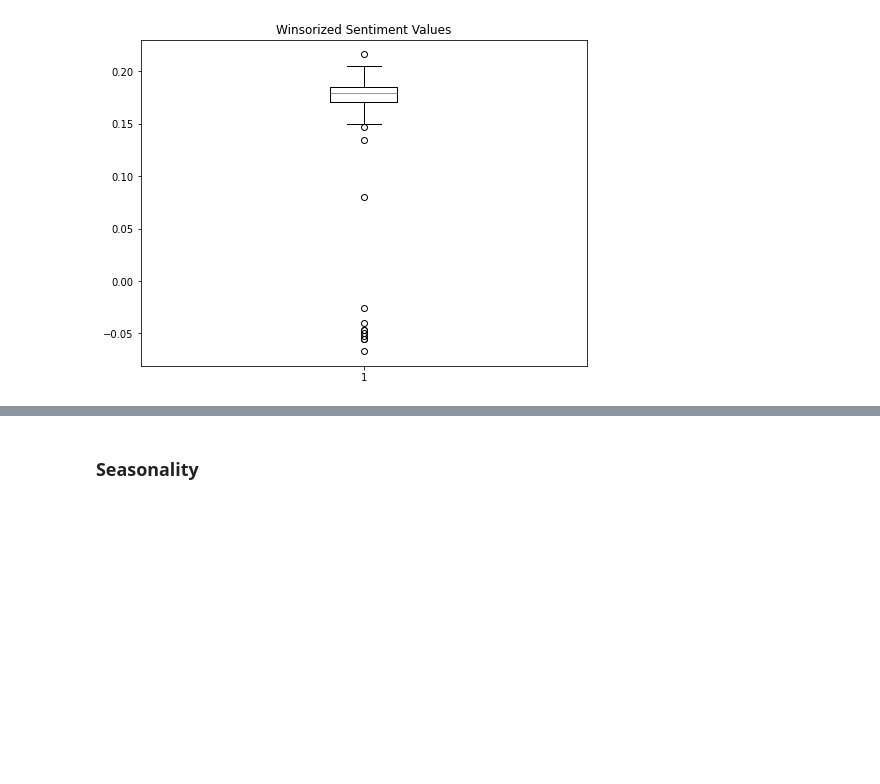
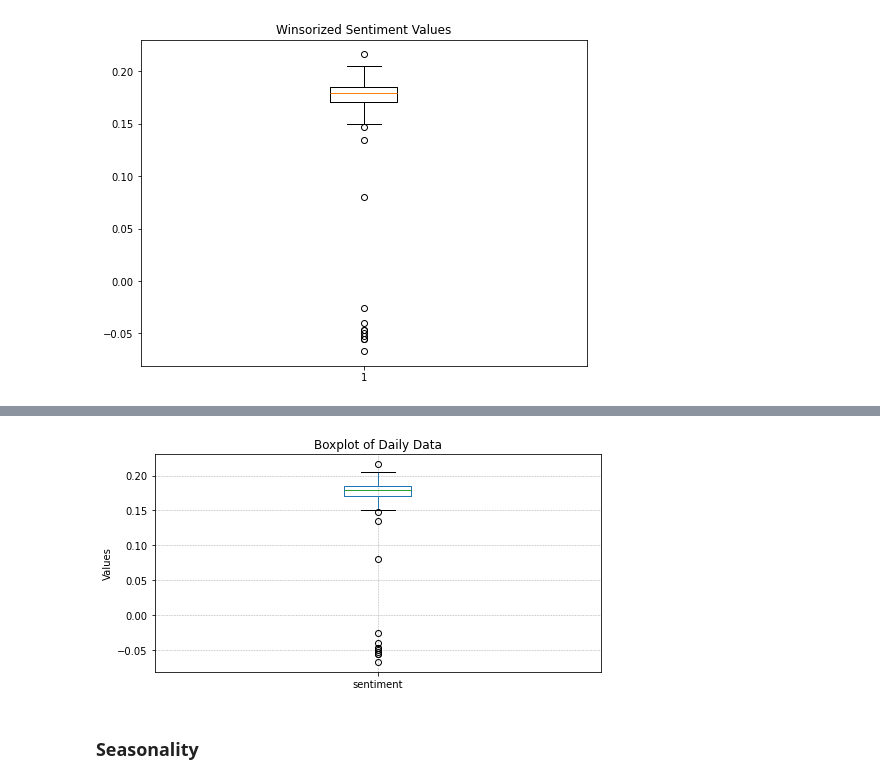
Before and after one commit to CleliaCaetano/CA2_SEM2_ProjectTweets, a Jupyter notebook: MScDataAnalytics_CA2_SEM2_CleliaCaetano.ipynb, the cells around one changed output, grey strips where cells are left out. Saved outputs shown, nothing was run; the diff lists cells and outputs as text; code cells hidden in the pictures; blank space fills up the shorter version.

```diff
--- a/MScDataAnalytics_CA2_SEM2_CleliaCaetano.ipynb
+++ b/MScDataAnalytics_CA2_SEM2_CleliaCaetano.ipynb
@@ -1217,3 +1215,12 @@ df_daily.describe()
+# %%
+# Plot to visualize the quartiles
+df_daily.boxplot()
+plt.title('Boxplot of Daily Data')
+plt.ylabel('Values')
+plt.grid(color='darkgray', linestyle='--', linewidth=0.5)
+plt.show()
+# %% [output]
+[figure, added]
 # %% [markdown]
 ### Seasonality
 # %%
```
Also changed, not shown: parts of 45 cells of this notebook.
